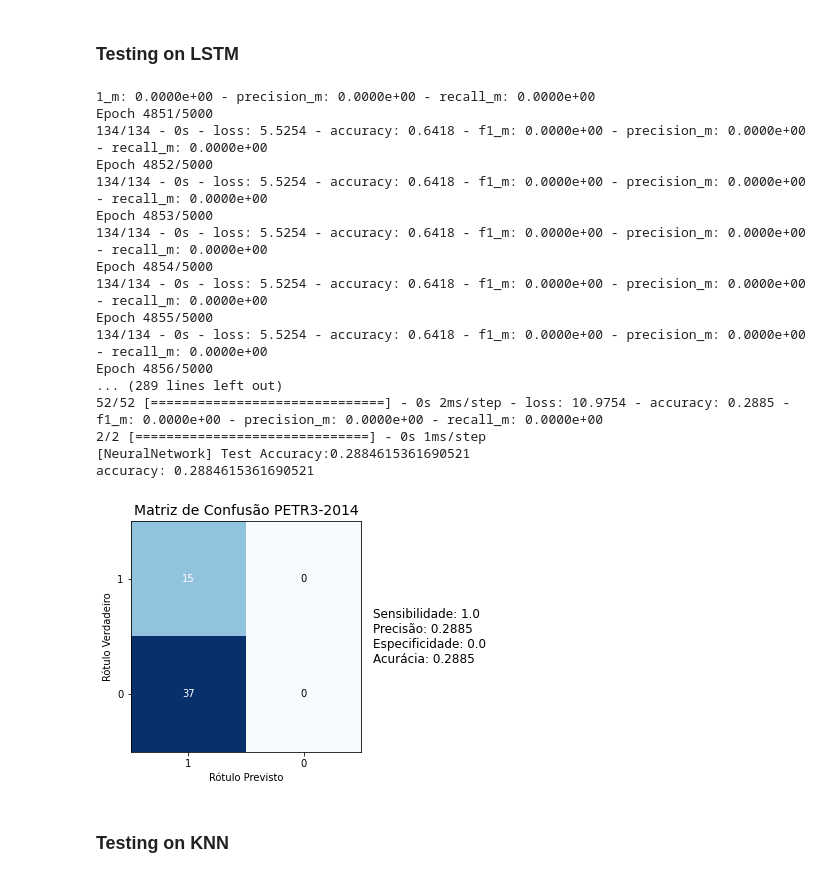
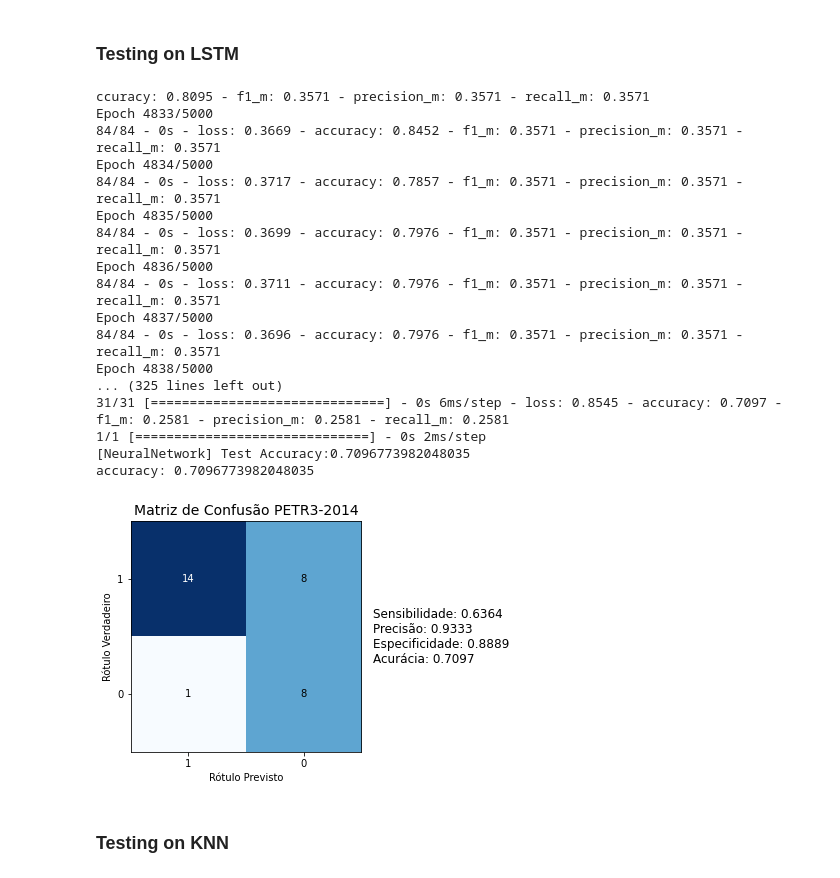
Before and after one commit to EmpyreanAI/Insiders, a Jupyter notebook: scripts/compare_algos.ipynb, the cells around one changed output. Drawn from its saved outputs; the diff is of its cells as text; code cells hidden in the pictures.

```diff
--- a/scripts/compare_algos.ipynb
+++ b/scripts/compare_algos.ipynb
@@ -39,37 +38,40 @@ train_x = prices[0][0:train_size]
 test_x = prices[0][train_size:len(prices[0])]
 train_y = preds[0][0:train_size]
 test_y = preds[0][train_size:len(prices[0])]
+# %%
+stocks = Stocks(year=2014, cod='PETR3', period=6)
+dataset = stocks.selected_fields([CLOSING])
 # %% [markdown]
 ### Testing on LSTM
 # %%
-lstm = DenseLSTM(look_back=6, dense=False)
-lstm.create_data_for_fit(numpy.array(prices[0]).reshape(len(prices[0]), 1))
+lstm = DenseLSTM(look_back=6, dense=True)
+lstm.create_data_for_fit(dataset)
 result = lstm.fit_and_evaluate(batch_size=1, epochs=5000)
 print("accuracy: " + str(result['acc']))
 conf_mat = result['cm']
 plotter.plot_confusion_matrix(conf_mat[0],
                               conf_mat[1],
                               'PETR3', '2014',
                               'CLOSING', 6)
 # %% [output]
-1_m: 0.0000e+00 - precision_m: 0.0000e+00 - recall_m: 0.0000e+00
-Epoch 4851/5000
-134/134 - 0s - loss: 5.5254 - accuracy: 0.6418 - f1_m: 0.0000e+00 - precision_m: 0.0000e+00 - recall_m: 0.0000e+00
-Epoch 4852/5000
-134/134 - 0s - loss: 5.5254 - accuracy: 0.6418 - f1_m: 0.0000e+00 - precision_m: 0.0000e+00 - recall_m: 0.0000e+00
-Epoch 4853/5000
-134/134 - 0s - loss: 5.5254 - accuracy: 0.6418 - f1_m: 0.0000e+00 - precision_m: 0.0000e+00 - recall_m: 0.0000e+00
-Epoch 4854/5000
-134/134 - 0s - loss: 5.5254 - accuracy: 0.6418 - f1_m: 0.0000e+00 - precision_m: 0.0000e+00 - recall_m: 0.0000e+00
-Epoch 4855/5000
-134/134 - 0s - loss: 5.5254 - accuracy: 0.6418 - f1_m: 0.0000e+00 - precision_m: 0.0000e+00 - recall_m: 0.0000e+00
-Epoch 4856/5000
-... (289 lines left out)
-52/52 [==============================] - 0s 2ms/step - loss: 10.9754 - accuracy: 0.2885 - f1_m: 0.0000e+00 - precision_m: 0.0000e+00 - recall_m: 0.0000e+00
-2/2 [==============================] - 0s 1ms/step
-[NeuralNetwork] Test Accuracy:0.2884615361690521
-accuracy: 0.2884615361690521
+ccuracy: 0.8095 - f1_m: 0.3571 - precision_m: 0.3571 - recall_m: 0.3571
+Epoch 4833/5000
+84/84 - 0s - loss: 0.3669 - accuracy: 0.8452 - f1_m: 0.3571 - precision_m: 0.3571 - recall_m: 0.3571
+Epoch 4834/5000
+84/84 - 0s - loss: 0.3717 - accuracy: 0.7857 - f1_m: 0.3571 - precision_m: 0.3571 - recall_m: 0.3571
+Epoch 4835/5000
+84/84 - 0s - loss: 0.3699 - accuracy: 0.7976 - f1_m: 0.3571 - precision_m: 0.3571 - recall_m: 0.3571
+Epoch 4836/5000
+84/84 - 0s - loss: 0.3711 - accuracy: 0.7976 - f1_m: 0.3571 - precision_m: 0.3571 - recall_m: 0.3571
+Epoch 4837/5000
+84/84 - 0s - loss: 0.3696 - accuracy: 0.7976 - f1_m: 0.3571 - precision_m: 0.3571 - recall_m: 0.3571
+Epoch 4838/5000
+... (325 lines left out)
+31/31 [==============================] - 0s 6ms/step - loss: 0.8545 - accuracy: 0.7097 - f1_m: 0.2581 - precision_m: 0.2581 - recall_m: 0.2581
+1/1 [==============================] - 0s 2ms/step
+[NeuralNetwork] Test Accuracy:0.7096773982048035
+accuracy: 0.7096773982048035
-[figure, old version]
+[figure, new version]
 # %% [markdown]
 ### Testing on KNN
 # %%
```
Also changed, not shown: parts of 6 cells of this notebook, 11 other files.
